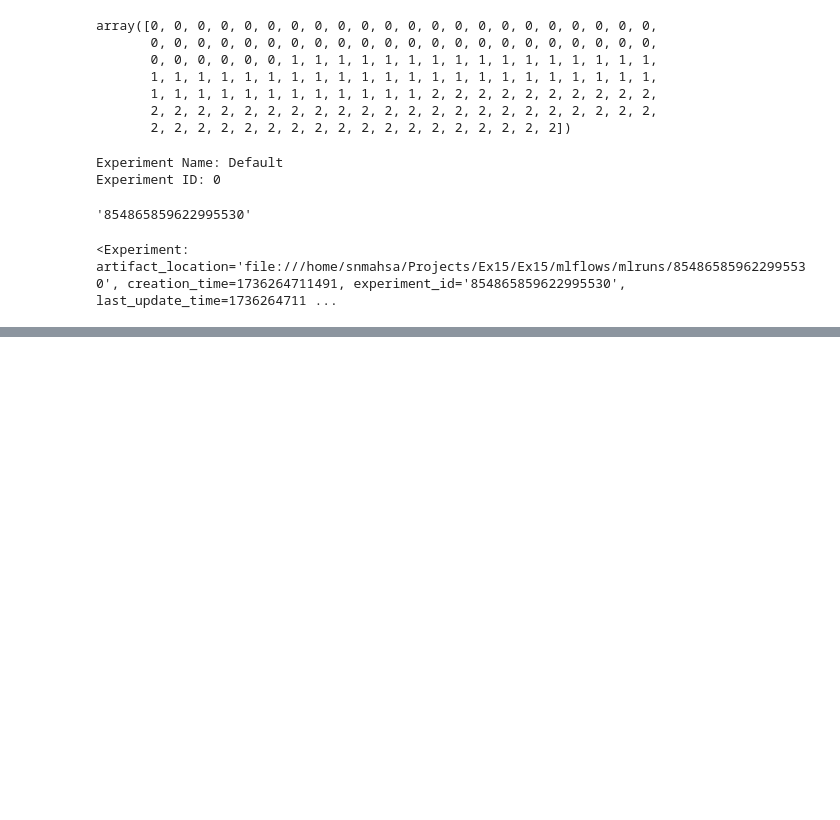
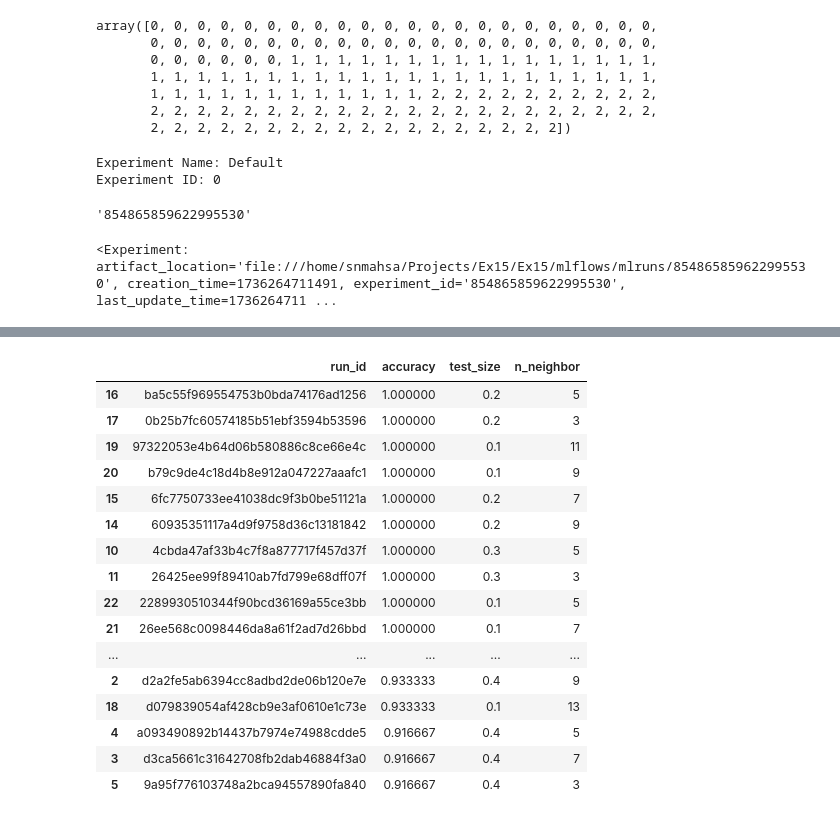
Before and after one commit to snmahsa/Ex15, a Jupyter notebook: mlflows/mlflow.ipynb, the cells around one changed output, grey strips where cells are left out. Saved outputs shown, nothing was run; the diff lists cells and outputs as text; code cells hidden in the pictures; blank space fills up the shorter version.

```diff
--- a/mlflows/mlflow.ipynb
+++ b/mlflows/mlflow.ipynb
@@ -76,0 +234,20 @@ for size in test_size:
+# %%
+data_runs.sort_values(by=['accuracy'], ascending=False)
+# %% [output]
+|  | run_id | accuracy | test_size | n_neighbor |
+| 16 | ba5c55f969554753b0bda74176ad1256 | 1.000000 | 0.2 | 5 |
+| 17 | 0b25b7fc60574185b51ebf3594b53596 | 1.000000 | 0.2 | 3 |
+| 19 | 97322053e4b64d06b580886c8ce66e4c | 1.000000 | 0.1 | 11 |
+| 20 | b79c9de4c18d4b8e912a047227aaafc1 | 1.000000 | 0.1 | 9 |
+| 15 | 6fc7750733ee41038dc9f3b0be51121a | 1.000000 | 0.2 | 7 |
+| 14 | 60935351117a4d9f9758d36c13181842 | 1.000000 | 0.2 | 9 |
+| 10 | 4cbda47af33b4c7f8a877717f457d37f | 1.000000 | 0.3 | 5 |
+| 11 | 26425ee99f89410ab7fd799e68dff07f | 1.000000 | 0.3 | 3 |
+| 22 | 2289930510344f90bcd36169a55ce3bb | 1.000000 | 0.1 | 5 |
+| 21 | 26ee568c0098446da8a61f2ad7d26bbd | 1.000000 | 0.1 | 7 |
+| ... | ... | ... | ... | ... |
+| 2 | d2a2fe5ab6394cc8adbd2de06b120e7e | 0.933333 | 0.4 | 9 |
+| 18 | d079839054af428cb9e3af0610e1c73e | 0.933333 | 0.1 | 13 |
+| 4 | a093490892b14437b7974e74988cdde5 | 0.916667 | 0.4 | 5 |
+| 3 | d3ca5661c31642708fb2dab46884f3a0 | 0.916667 | 0.4 | 7 |
+| 5 | 9a95f776103748a2bca94557890fa840 | 0.916667 | 0.4 | 3 |
```
Also changed, not shown: parts of 21 cells of this notebook, 2 other files.
